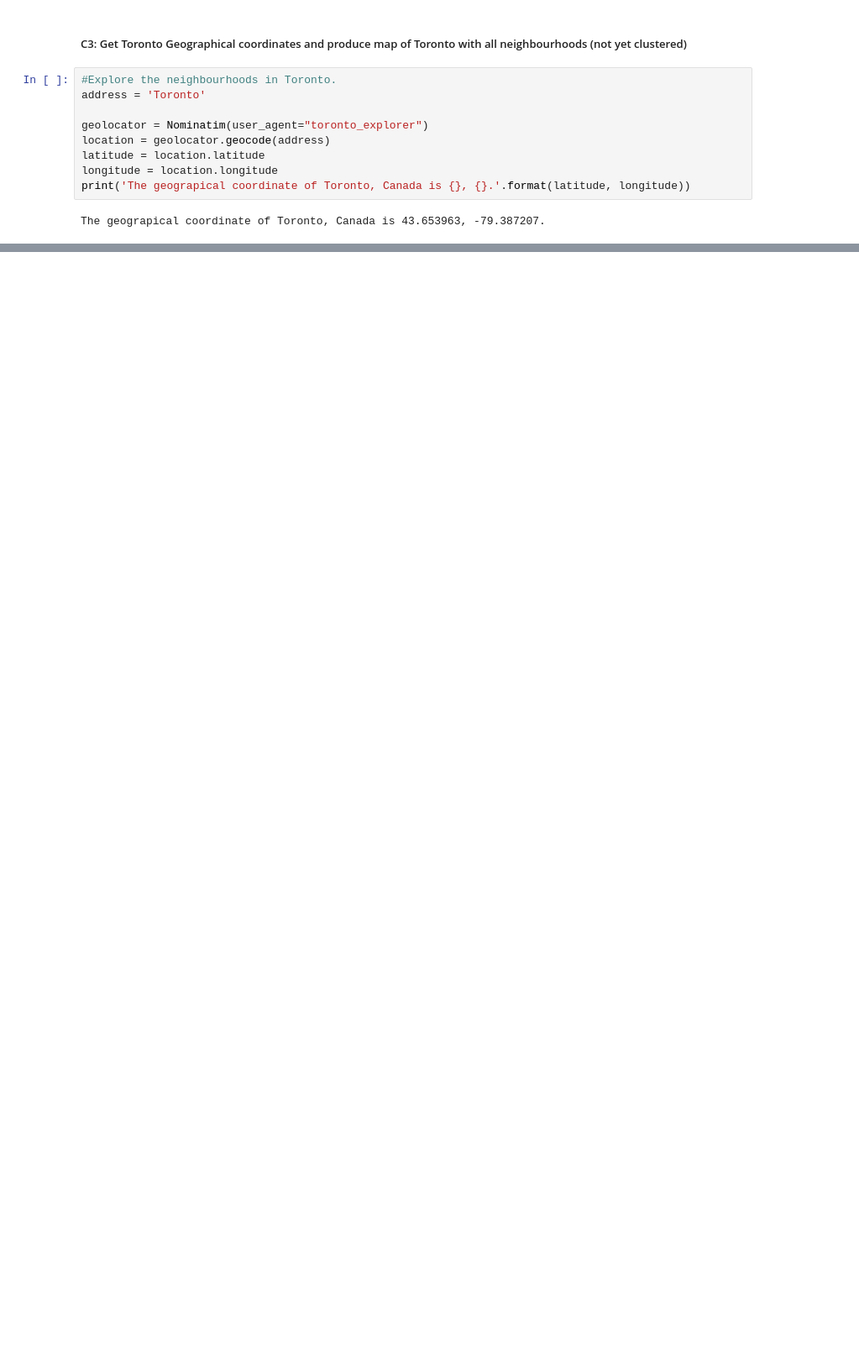
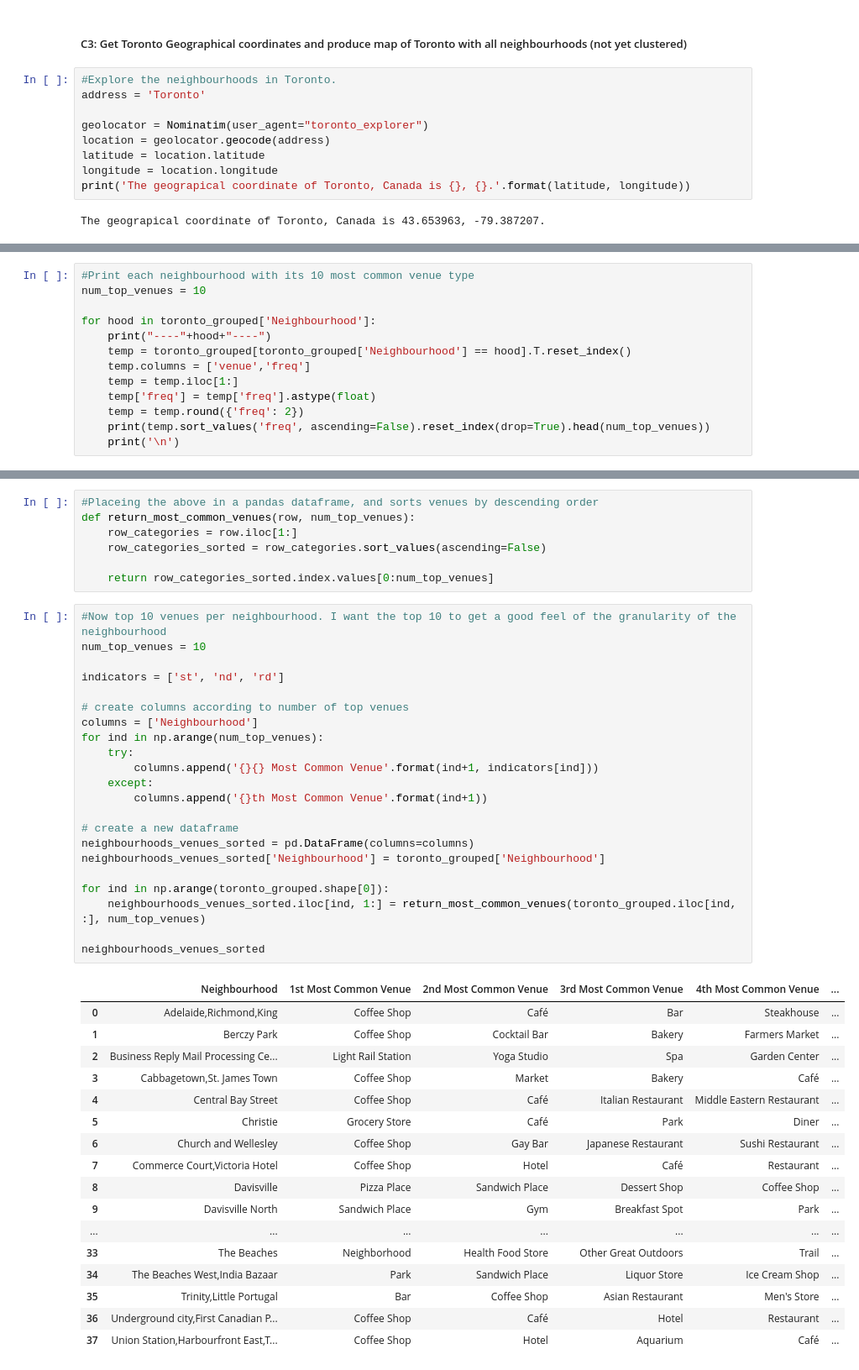
Before and after one commit to DrewKH/Coursera_Capstone_DrewK_ASDOOR_and_Davids_big_move, a Jupyter notebook: Drew's Final Capstone - ASDOOR Limited & Davids big move to Toronto.ipynb, the cells around one changed output, grey strips where cells are left out. Shown: that part at 84% size. Cells and saved outputs as stored; diff of their text form; blank space fills up the shorter version.

Commit message:
Published from Watson Studio.

```diff
--- a/Drew's Final Capstone - ASDOOR Limited & Davids big move to Toronto.ipynb
+++ b/Drew's Final Capstone - ASDOOR Limited & Davids big move to Toronto.ipynb
@@ -183,0 +466,13 @@ map_toro
+# %%
+#Print each neighbourhood with its 10 most common venue type
+num_top_venues = 10
+
+for hood in toronto_grouped['Neighbourhood']:
+    print("----"+hood+"----")
+    temp = toronto_grouped[toronto_grouped['Neighbourhood'] == hood].T.reset_index()
+    temp.columns = ['venue','freq']
+    temp = temp.iloc[1:]
+    temp['freq'] = temp['freq'].astype(float)
+    temp = temp.round({'freq': 2})
+    print(temp.sort_values('freq', ascending=False).reset_index(drop=True).head(num_top_venues))
+    print('\n')
@@ -183,0 +497,47 @@ map_toro
+# %%
+#Placeing the above in a pandas dataframe, and sorts venues by descending order
+def return_most_common_venues(row, num_top_venues):
+    row_categories = row.iloc[1:]
+    row_categories_sorted = row_categories.sort_values(ascending=False)
+
+    return row_categories_sorted.index.values[0:num_top_venues]
+# %%
+#Now top 10 venues per neighbourhood. I want the top 10 to get a good feel of the granularity of the neighbourhood
+num_top_venues = 10
+
+indicators = ['st', 'nd', 'rd']
+
+# create columns according to number of top venues
+columns = ['Neighbourhood']
+for ind in np.arange(num_top_venues):
+    try:
+        columns.append('{}{} Most Common Venue'.format(ind+1, indicators[ind]))
+    except:
+        columns.append('{}th Most Common Venue'.format(ind+1))
+
+# create a new dataframe
+neighbourhoods_venues_sorted = pd.DataFrame(columns=columns)
+neighbourhoods_venues_sorted['Neighbourhood'] = toronto_grouped['Neighbourhood']
+
+for ind in np.arange(toronto_grouped.shape[0]):
+    neighbourhoods_venues_sorted.iloc[ind, 1:] = return_most_common_venues(toronto_grouped.iloc[ind, :], num_top_venues)
+
+neighbourhoods_venues_sorted
+# %% [output]
+|  | Neighbourhood | 1st Most Common Venue | 2nd Most Common Venue | 3rd Most Common Venue | 4th Most Common Venue | ... |
+| 0 | Adelaide,Richmond,King | Coffee Shop | Café | Bar | Steakhouse | ... |
+| 1 | Berczy Park | Coffee Shop | Cocktail Bar | Bakery | Farmers Market | ... |
+| 2 | Business Reply Mail Processing Ce... | Light Rail Station | Yoga Studio | Spa | Garden Center | ... |
+| 3 | Cabbagetown,St. James Town | Coffee Shop | Market | Bakery | Café | ... |
+| 4 | Central Bay Street | Coffee Shop | Café | Italian Restaurant | Middle Eastern Restaurant | ... |
+| 5 | Christie | Grocery Store | Café | Park | Diner | ... |
+| 6 | Church and Wellesley | Coffee Shop | Gay Bar | Japanese Restaurant | Sushi Restaurant | ... |
+| 7 | Commerce Court,Victoria Hotel | Coffee Shop | Hotel | Café | Restaurant | ... |
+| 8 | Davisville | Pizza Place | Sandwich Place | Dessert Shop | Coffee Shop | ... |
+| 9 | Davisville North | Sandwich Place | Gym | Breakfast Spot | Park | ... |
+| ... | ... | ... | ... | ... | ... | ... |
+| 33 | The Beaches | Neighborhood | Health Food Store | Other Great Outdoors | Trail | ... |
+| 34 | The Beaches West,India Bazaar | Park | Sandwich Place | Liquor Store | Ice Cream Shop | ... |
+| 35 | Trinity,Little Portugal | Bar | Coffee Shop | Asian Restaurant | Men's Store | ... |
+| 36 | Underground city,First Canadian P... | Coffee Shop | Café | Hotel | Restaurant | ... |
+| 37 | Union Station,Harbourfront East,T... | Coffee Shop | Hotel | Aquarium | Café | ... |
```
Also changed, not shown: parts of 53 cells of this notebook.
